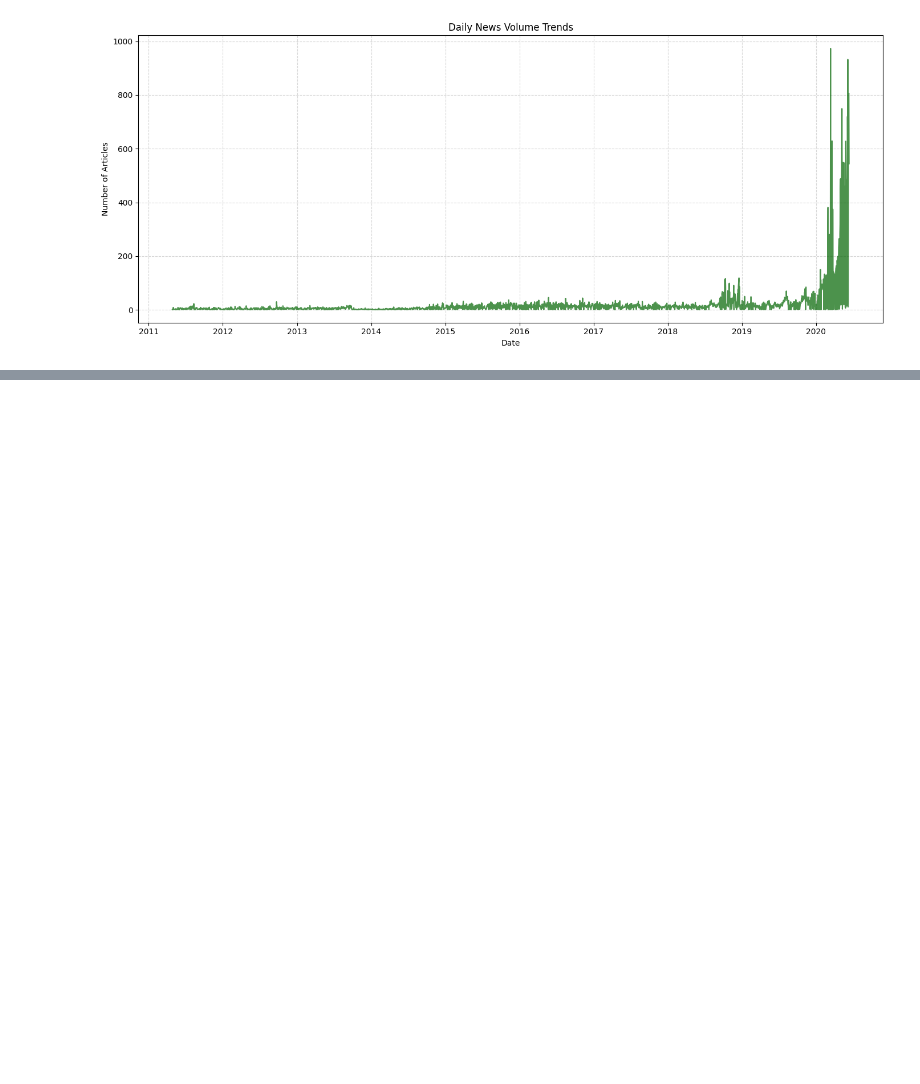
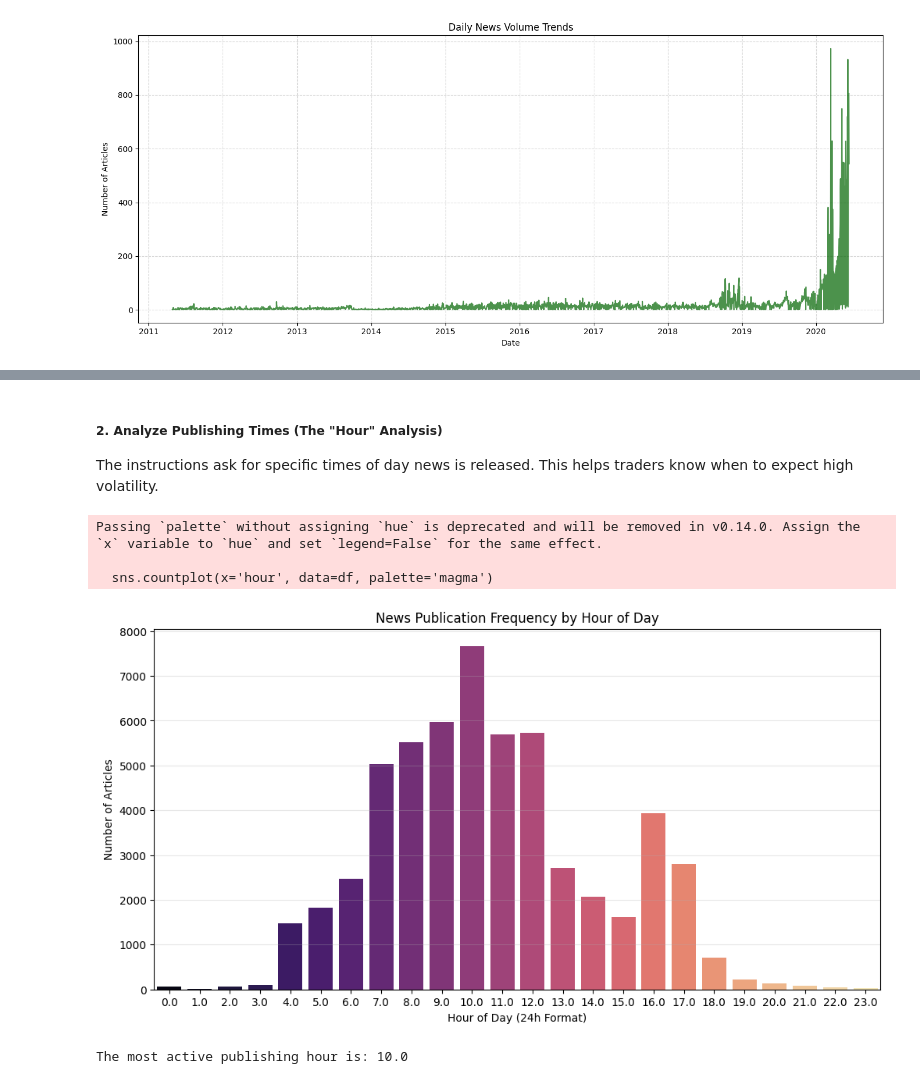
Before and after one commit to hk12214/news-sentiment-analysis, a Jupyter notebook: notebooks/eda_analysis.ipynb, the cells around one changed output, grey strips where cells are left out. Cells and saved outputs as stored; diff of their text form; code cells hidden in the pictures; blank space fills up the shorter version.

```diff
--- a/notebooks/eda_analysis.ipynb
+++ b/notebooks/eda_analysis.ipynb
@@ -98,0 +130,23 @@ plt.show()
+# %% [markdown]
+##### 2. Analyze Publishing Times (The "Hour" Analysis)
+The instructions ask for specific times of day news is released. This helps traders know when to expect high volatility.
+# %%
+# Extract the hour from the date
+df['hour'] = df['date'].dt.hour
+
+# Visualization: News Frequency by Hour
+plt.figure(figsize=(12, 6))
+sns.countplot(x='hour', data=df, palette='magma')
+plt.title('News Publication Frequency by Hour of Day')
+plt.xlabel('Hour of Day (24h Format)')
+plt.ylabel('Number of Articles')
+plt.grid(axis='y', alpha=0.3)
+plt.show()
+
+print("The most active publishing hour is:", df['hour'].mode()[0])
+# %% [output]
+Passing `palette` without assigning `hue` is deprecated and will be removed in v0.14.0. Assign the `x` variable to `hue` and set `legend=False` for the same effect.
+
+  sns.countplot(x='hour', data=df, palette='magma')
+[figure, added]
+The most active publishing hour is: 10.0
```
Also changed, not shown: parts of 4 cells of this notebook.
